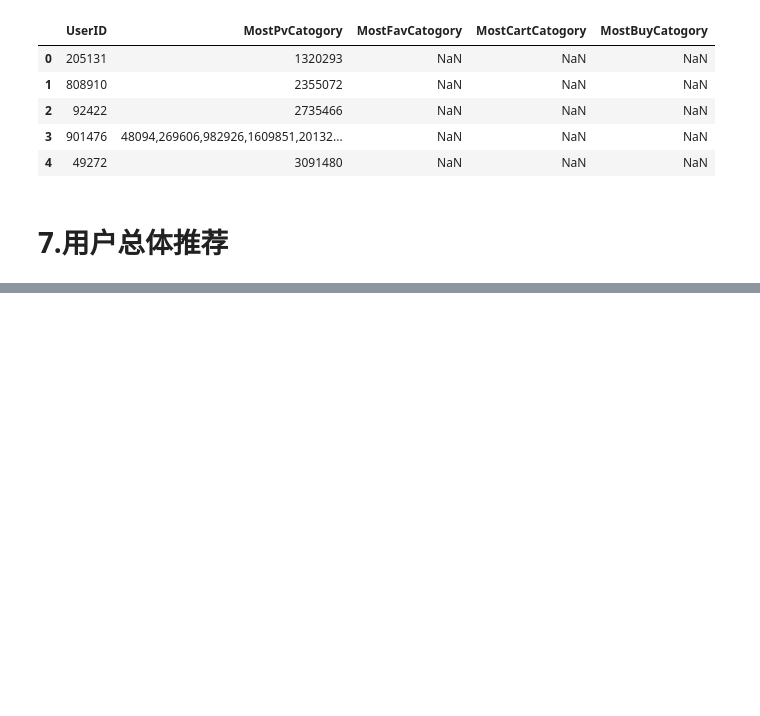
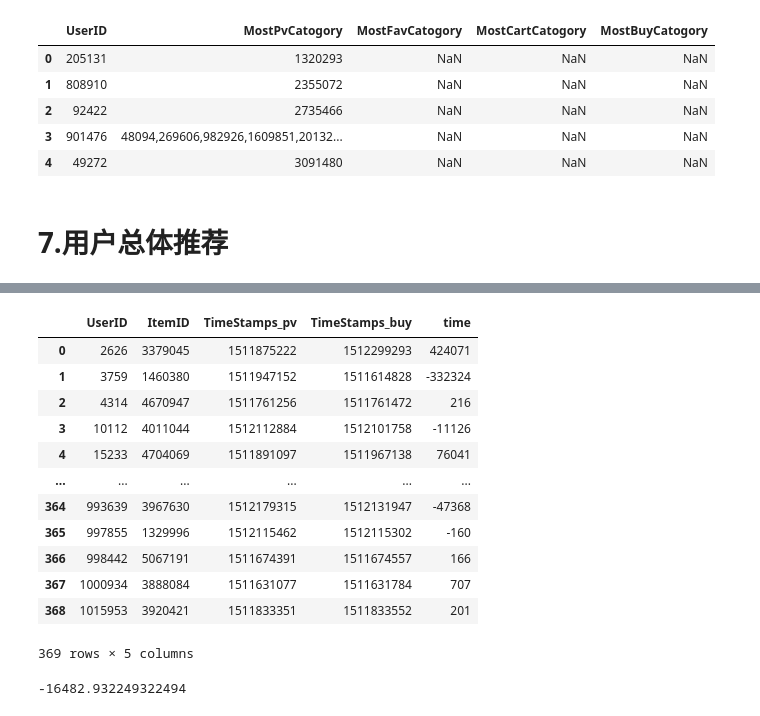
Before and after one commit to Yhcrown/CS306-Data-minning-project, a Jupyter notebook: src/project.ipynb, the cells around one changed output, grey strips where cells are left out. Saved outputs shown, nothing was run; the diff lists cells and outputs as text; code cells hidden in the pictures; blank space fills up the shorter version.

```diff
--- a/src/project.ipynb
+++ b/src/project.ipynb
@@ -241,0 +270,29 @@ df_user.head()
+# %%
+# find the avarage time to buy items from pv to buy
+df_pv = df_Second.loc[df_Second['BehaviorType']=='pv',['UserID','ItemID','TimeStamps']]
+df_fav = df_Second.loc[df_Second['BehaviorType']=='fav',['UserID','ItemID','TimeStamps']]
+df_cart = df_Second.loc[df_Second['BehaviorType']=='cart',['UserID','ItemID','TimeStamps']]
+df_buy = df_Second.loc[df_Second['BehaviorType']=='buy',['UserID','ItemID','TimeStamps']]
+
+df_pv=df_pv.groupby(['UserID','ItemID']).TimeStamps.min().reset_index().rename(columns={'TimeStamps':'TimeStamps'})
+buy_pv=pd.merge(df_pv,df_buy,how='inner',on=['UserID','ItemID'],suffixes=('_pv','_buy'))
+buy_pv["time"]=buy_pv["TimeStamps_buy"]-buy_pv["TimeStamps_pv"]
+buy_pv
+# %% [output]
+|  | UserID | ItemID | TimeStamps_pv | TimeStamps_buy | time |
+| 0 | 2626 | 3379045 | 1511875222 | 1512299293 | 424071 |
+| 1 | 3759 | 1460380 | 1511947152 | 1511614828 | -332324 |
+| 2 | 4314 | 4670947 | 1511761256 | 1511761472 | 216 |
+| 3 | 10112 | 4011044 | 1512112884 | 1512101758 | -11126 |
+| 4 | 15233 | 4704069 | 1511891097 | 1511967138 | 76041 |
+| ... | ... | ... | ... | ... | ... |
+| 364 | 993639 | 3967630 | 1512179315 | 1512131947 | -47368 |
+| 365 | 997855 | 1329996 | 1512115462 | 1512115302 | -160 |
+| 366 | 998442 | 5067191 | 1511674391 | 1511674557 | 166 |
+| 367 | 1000934 | 3888084 | 1511631077 | 1511631784 | 707 |
+| 368 | 1015953 | 3920421 | 1511833351 | 1511833552 | 201 |
+369 rows × 5 columns
+# %%
+buy_pv["time"].mean()
+# %% [output]
+-16482.932249322494
```
Also changed, not shown: parts of 2 cells of this notebook.
